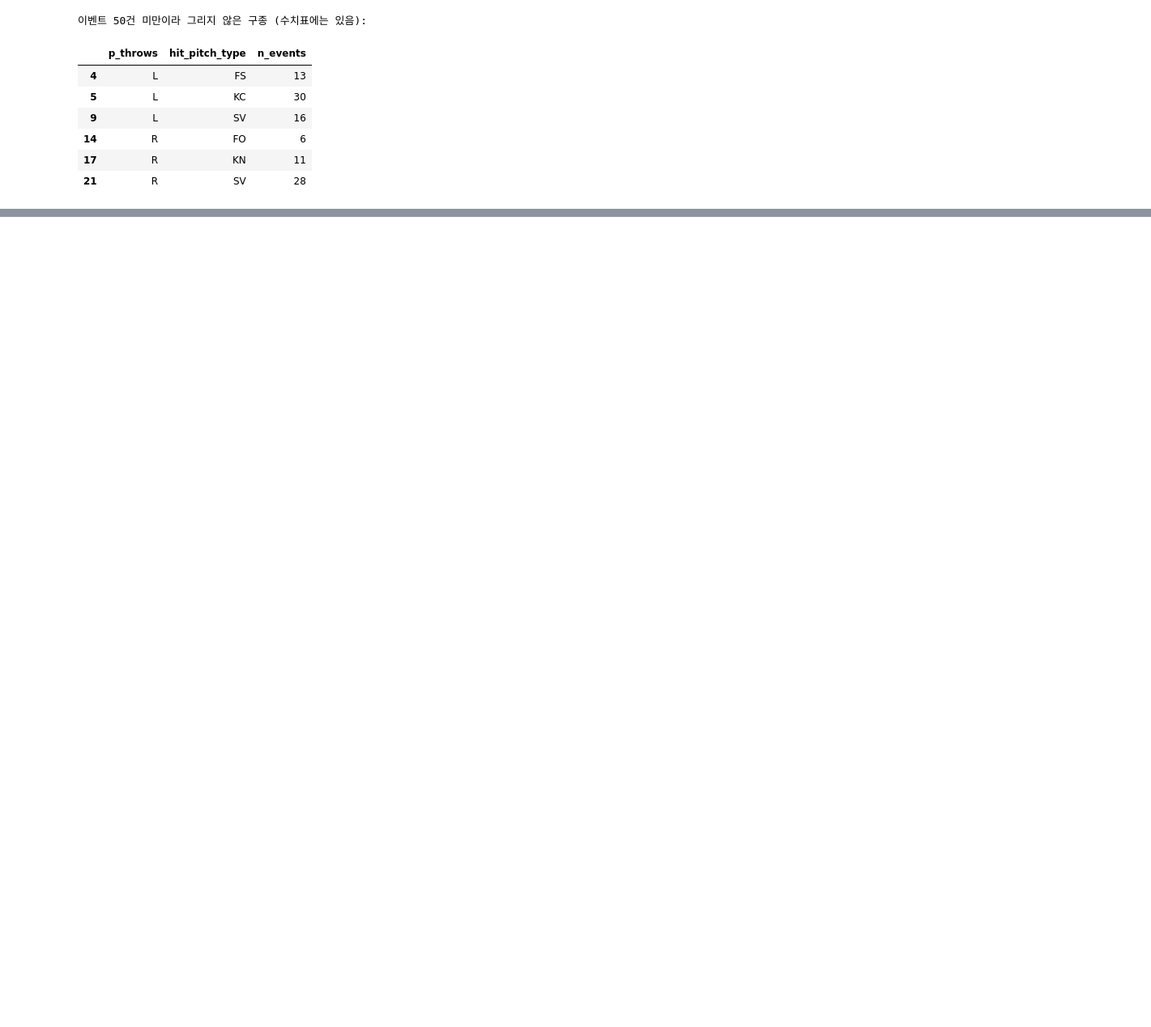
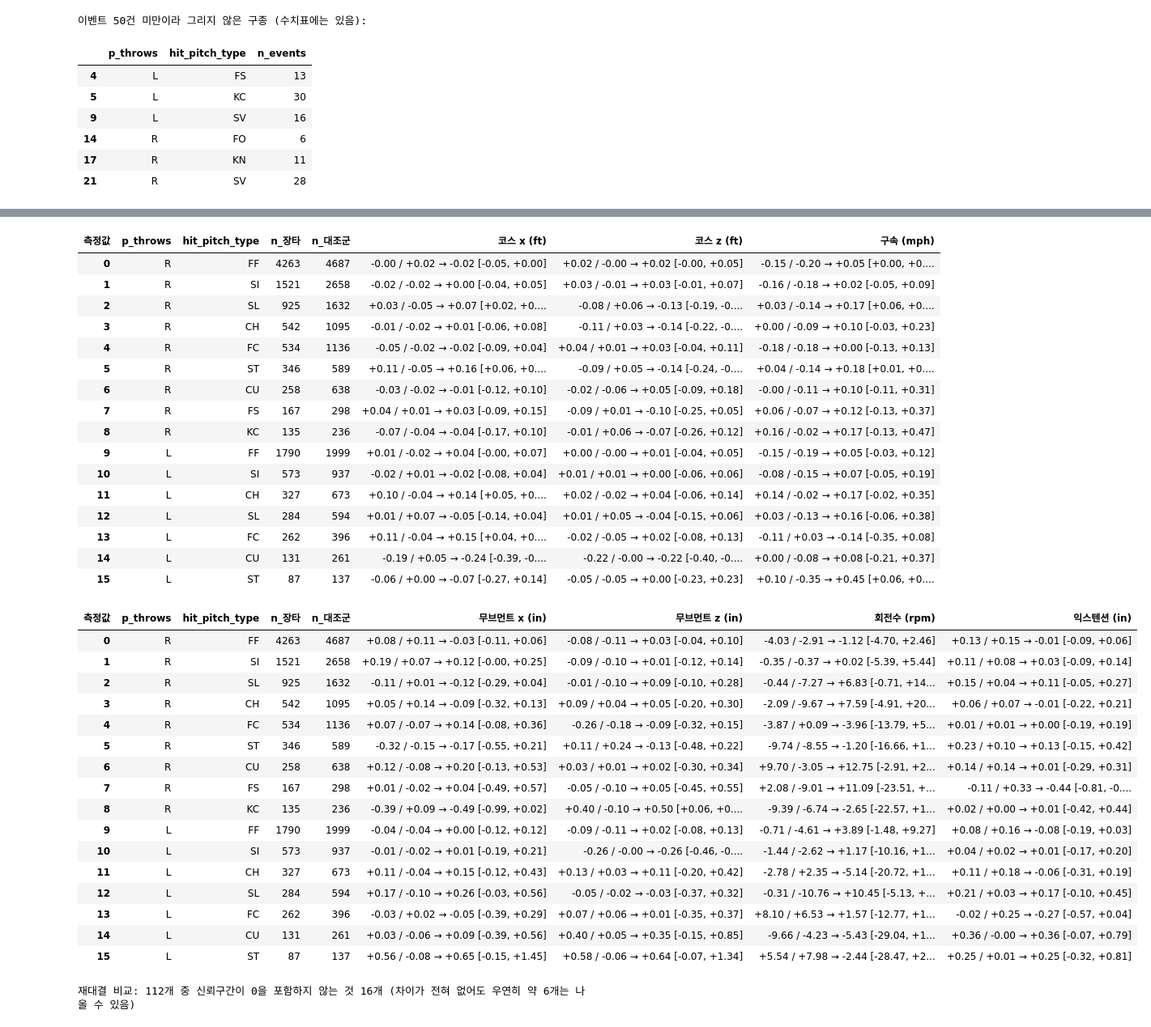
Before and after one commit to DongYun22/9th-first-project-baseball-2, a Jupyter notebook: notebooks/02_DY_rematch_pitch_execution_viz.ipynb, the cells around one changed output, grey strips where cells are left out. Shown at 81% size. Cells and saved outputs as stored; diff of their text form; code cells hidden in the pictures; blank space fills up the shorter version.

```diff
--- a/notebooks/02_DY_rematch_pitch_execution_viz.ipynb
+++ b/notebooks/02_DY_rematch_pitch_execution_viz.ipynb
@@ -701,21 +441,0 @@ for hand, name in (('R', 'RHP'), ('L', 'LHP')):
-# %%
-deltas_wo_event = {name: event_deltas(pa_[~pa_['is_event_pitch']]).dropna(subset=MEASURES, how='all') for name, pa_ in pa_by_group.items()}
-did_wo_event = did_table(deltas_wo_event['장타'], deltas_wo_event['대조군(범타)'])
-print({name: f'{len(d):,}건 (전체 {len(deltas_by_group[name]):,}건 중)' for name, d in deltas_wo_event.items()})
-
-LOCATION = ['plate_x', 'plate_z']
-compare = did[did['measure'].isin(LOCATION)].merge(
-    did_wo_event[did_wo_event['measure'].isin(LOCATION)], on=['p_throws', 'hit_pitch_type', 'measure', '측정값'],
-    how='left', suffixes=('', ' (사건 투구 제외)'),
-)
-compare['사건 투구 포함'] = [f'{n:+.2f} [{lo:+.2f}, {hi:+.2f}]{" *" if s else ""}'
-                       for n, lo, hi, s in zip(compare['대조군 대비 차이'], compare['ci_low'], compare['ci_high'], compare['0과 구별'])]
-compare['사건 투구 제외'] = [
-    '표본 부족' if pd.isna(n) else f'{n:+.2f} [{lo:+.2f}, {hi:+.2f}]{" *" if (pd.notna(s) and bool(s)) else ""}'
-    for n, lo, hi, s in zip(compare['대조군 대비 차이 (사건 투구 제외)'], compare['ci_low (사건 투구 제외)'],
-                            compare['ci_high (사건 투구 제외)'], compare['0과 구별 (사건 투구 제외)'])
-]
-print('대조군 대비 차이 (코스): 사건 투구를 포함했을 때와 뺐을 때')
-wide = compare.pivot(index=['p_throws', 'hit_pitch_type', 'n_장타'], columns='측정값', values=['사건 투구 포함', '사건 투구 제외'])
-wide.columns = [f'{measure}: {variant}' for variant, measure in wide.columns]
-display(wide.reset_index().sort_values(['p_throws', 'n_장타'], ascending=[False, False]).reset_index(drop=True))
@@ -741,0 +687,43 @@ display(wide.reset_index().sort_values(['p_throws', 'n_장타'], ascending=[Fals
+# %%
+rematch_diff = group_difference_table(dev_rematch['장타'], dev_rematch['대조군(범타)'])
+rematch_diff.to_csv('../data/processed/rematch_execution_vs_control.csv', index=False)
+display(difference_wide(rematch_diff, ['plate_x', 'plate_z', 'release_speed']))
+display(difference_wide(rematch_diff, ['pfx_x', 'pfx_z', 'release_spin_rate', 'release_extension']))
+print(f'재대결 비교: {len(rematch_diff)}개 중 신뢰구간이 0을 포함하지 않는 것 {int(rematch_diff["0과 구별"].sum())}개 '
+      f'(차이가 전혀 없어도 우연히 약 {0.05 * len(rematch_diff):.0f}개는 나올 수 있음)')
+# %% [output]
+| 측정값 | p_throws | hit_pitch_type | n_장타 | n_대조군 | 코스 x (ft) | 코스 z (ft) | 구속 (mph) |
+| 0 | R | FF | 4263 | 4687 | -0.00 / +0.02 → -0.02 [-0.05, +0.00] | +0.02 / -0.00 → +0.02 [-0.00, +0.05] | -0.15 / -0.20 → +0.05 [+0.00, +0.... |
+| 1 | R | SI | 1521 | 2658 | -0.02 / -0.02 → +0.00 [-0.04, +0.05] | +0.03 / -0.01 → +0.03 [-0.01, +0.07] | -0.16 / -0.18 → +0.02 [-0.05, +0.09] |
+| 2 | R | SL | 925 | 1632 | +0.03 / -0.05 → +0.07 [+0.02, +0.... | -0.08 / +0.06 → -0.13 [-0.19, -0.... | +0.03 / -0.14 → +0.17 [+0.06, +0.... |
+| 3 | R | CH | 542 | 1095 | -0.01 / -0.02 → +0.01 [-0.06, +0.08] | -0.11 / +0.03 → -0.14 [-0.22, -0.... | +0.00 / -0.09 → +0.10 [-0.03, +0.23] |
+| 4 | R | FC | 534 | 1136 | -0.05 / -0.02 → -0.02 [-0.09, +0.04] | +0.04 / +0.01 → +0.03 [-0.04, +0.11] | -0.18 / -0.18 → +0.00 [-0.13, +0.13] |
+| 5 | R | ST | 346 | 589 | +0.11 / -0.05 → +0.16 [+0.06, +0.... | -0.09 / +0.05 → -0.14 [-0.24, -0.... | +0.04 / -0.14 → +0.18 [+0.01, +0.... |
+| 6 | R | CU | 258 | 638 | -0.03 / -0.02 → -0.01 [-0.12, +0.10] | -0.02 / -0.06 → +0.05 [-0.09, +0.18] | -0.00 / -0.11 → +0.10 [-0.11, +0.31] |
+| 7 | R | FS | 167 | 298 | +0.04 / +0.01 → +0.03 [-0.09, +0.15] | -0.09 / +0.01 → -0.10 [-0.25, +0.05] | +0.06 / -0.07 → +0.12 [-0.13, +0.37] |
+| 8 | R | KC | 135 | 236 | -0.07 / -0.04 → -0.04 [-0.17, +0.10] | -0.01 / +0.06 → -0.07 [-0.26, +0.12] | +0.16 / -0.02 → +0.17 [-0.13, +0.47] |
+| 9 | L | FF | 1790 | 1999 | +0.01 / -0.02 → +0.04 [-0.00, +0.07] | +0.00 / -0.00 → +0.01 [-0.04, +0.05] | -0.15 / -0.19 → +0.05 [-0.03, +0.12] |
+| 10 | L | SI | 573 | 937 | -0.02 / +0.01 → -0.02 [-0.08, +0.04] | +0.01 / +0.01 → +0.00 [-0.06, +0.06] | -0.08 / -0.15 → +0.07 [-0.05, +0.19] |
+| 11 | L | CH | 327 | 673 | +0.10 / -0.04 → +0.14 [+0.05, +0.... | +0.02 / -0.02 → +0.04 [-0.06, +0.14] | +0.14 / -0.02 → +0.17 [-0.02, +0.35] |
+| 12 | L | SL | 284 | 594 | +0.01 / +0.07 → -0.05 [-0.14, +0.04] | +0.01 / +0.05 → -0.04 [-0.15, +0.06] | +0.03 / -0.13 → +0.16 [-0.06, +0.38] |
+| 13 | L | FC | 262 | 396 | +0.11 / -0.04 → +0.15 [+0.04, +0.... | -0.02 / -0.05 → +0.02 [-0.08, +0.13] | -0.11 / +0.03 → -0.14 [-0.35, +0.08] |
+| 14 | L | CU | 131 | 261 | -0.19 / +0.05 → -0.24 [-0.39, -0.... | -0.22 / -0.00 → -0.22 [-0.40, -0.... | +0.00 / -0.08 → +0.08 [-0.21, +0.37] |
+| 15 | L | ST | 87 | 137 | -0.06 / +0.00 → -0.07 [-0.27, +0.14] | -0.05 / -0.05 → +0.00 [-0.23, +0.23] | +0.10 / -0.35 → +0.45 [+0.06, +0.... |
+| 측정값 | p_throws | hit_pitch_type | n_장타 | n_대조군 | 무브먼트 x (in) | 무브먼트 z (in) | 회전수 (rpm) | 익스텐션 (in) |
+| 0 | R | FF | 4263 | 4687 | +0.08 / +0.11 → -0.03 [-0.11, +0.06] | -0.08 / -0.11 → +0.03 [-0.04, +0.10] | -4.03 / -2.91 → -1.12 [-4.70, +2.46] | +0.13 / +0.15 → -0.01 [-0.09, +0.06] |
+| 1 | R | SI | 1521 | 2658 | +0.19 / +0.07 → +0.12 [-0.00, +0.25] | -0.09 / -0.10 → +0.01 [-0.12, +0.14] | -0.35 / -0.37 → +0.02 [-5.39, +5.44] | +0.11 / +0.08 → +0.03 [-0.09, +0.14] |
+| 2 | R | SL | 925 | 1632 | -0.11 / +0.01 → -0.12 [-0.29, +0.04] | -0.01 / -0.10 → +0.09 [-0.10, +0.28] | -0.44 / -7.27 → +6.83 [-0.71, +14... | +0.15 / +0.04 → +0.11 [-0.05, +0.27] |
+| 3 | R | CH | 542 | 1095 | +0.05 / +0.14 → -0.09 [-0.32, +0.13] | +0.09 / +0.04 → +0.05 [-0.20, +0.30] | -2.09 / -9.67 → +7.59 [-4.91, +20... | +0.06 / +0.07 → -0.01 [-0.22, +0.21] |
+| 4 | R | FC | 534 | 1136 | +0.07 / -0.07 → +0.14 [-0.08, +0.36] | -0.26 / -0.18 → -0.09 [-0.32, +0.15] | -3.87 / +0.09 → -3.96 [-13.79, +5... | +0.01 / +0.01 → +0.00 [-0.19, +0.19] |
+| 5 | R | ST | 346 | 589 | -0.32 / -0.15 → -0.17 [-0.55, +0.21] | +0.11 / +0.24 → -0.13 [-0.48, +0.22] | -9.74 / -8.55 → -1.20 [-16.66, +1... | +0.23 / +0.10 → +0.13 [-0.15, +0.42] |
+| 6 | R | CU | 258 | 638 | +0.12 / -0.08 → +0.20 [-0.13, +0.53] | +0.03 / +0.01 → +0.02 [-0.30, +0.34] | +9.70 / -3.05 → +12.75 [-2.91, +2... | +0.14 / +0.14 → +0.01 [-0.29, +0.31] |
+| 7 | R | FS | 167 | 298 | +0.01 / -0.02 → +0.04 [-0.49, +0.57] | -0.05 / -0.10 → +0.05 [-0.45, +0.55] | +2.08 / -9.01 → +11.09 [-23.51, +... | -0.11 / +0.33 → -0.44 [-0.81, -0.... |
+| 8 | R | KC | 135 | 236 | -0.39 / +0.09 → -0.49 [-0.99, +0.02] | +0.40 / -0.10 → +0.50 [+0.06, +0.... | -9.39 / -6.74 → -2.65 [-22.57, +1... | +0.02 / +0.00 → +0.01 [-0.42, +0.44] |
+| 9 | L | FF | 1790 | 1999 | -0.04 / -0.04 → +0.00 [-0.12, +0.12] | -0.09 / -0.11 → +0.02 [-0.08, +0.13] | -0.71 / -4.61 → +3.89 [-1.48, +9.27] | +0.08 / +0.16 → -0.08 [-0.19, +0.03] |
+| 10 | L | SI | 573 | 937 | -0.01 / -0.02 → +0.01 [-0.19, +0.21] | -0.26 / -0.00 → -0.26 [-0.46, -0.... | -1.44 / -2.62 → +1.17 [-10.16, +1... | +0.04 / +0.02 → +0.01 [-0.17, +0.20] |
+| 11 | L | CH | 327 | 673 | +0.11 / -0.04 → +0.15 [-0.12, +0.43] | +0.13 / +0.03 → +0.11 [-0.20, +0.42] | -2.78 / +2.35 → -5.14 [-20.72, +1... | +0.11 / +0.18 → -0.06 [-0.31, +0.19] |
+| 12 | L | SL | 284 | 594 | +0.17 / -0.10 → +0.26 [-0.03, +0.56] | -0.05 / -0.02 → -0.03 [-0.37, +0.32] | -0.31 / -10.76 → +10.45 [-5.13, +... | +0.21 / +0.03 → +0.17 [-0.10, +0.45] |
+| 13 | L | FC | 262 | 396 | -0.03 / +0.02 → -0.05 [-0.39, +0.29] | +0.07 / +0.06 → +0.01 [-0.35, +0.37] | +8.10 / +6.53 → +1.57 [-12.77, +1... | -0.02 / +0.25 → -0.27 [-0.57, +0.04] |
+| 14 | L | CU | 131 | 261 | +0.03 / -0.06 → +0.09 [-0.39, +0.56] | +0.40 / +0.05 → +0.35 [-0.15, +0.85] | -9.66 / -4.23 → -5.43 [-29.04, +1... | +0.36 / -0.00 → +0.36 [-0.07, +0.79] |
+| 15 | L | ST | 87 | 137 | +0.56 / -0.08 → +0.65 [-0.15, +1.45] | +0.58 / -0.06 → +0.64 [-0.07, +1.34] | +5.54 / +7.98 → -2.44 [-28.47, +2... | +0.25 / +0.01 → +0.25 [-0.32, +0.81] |
+재대결 비교: 112개 중 신뢰구간이 0을 포함하지 않는 것 16개 (차이가 전혀 없어도 우연히 약 6개는 나올 수 있음)
```
Also changed, not shown: parts of 23 cells of this notebook.
